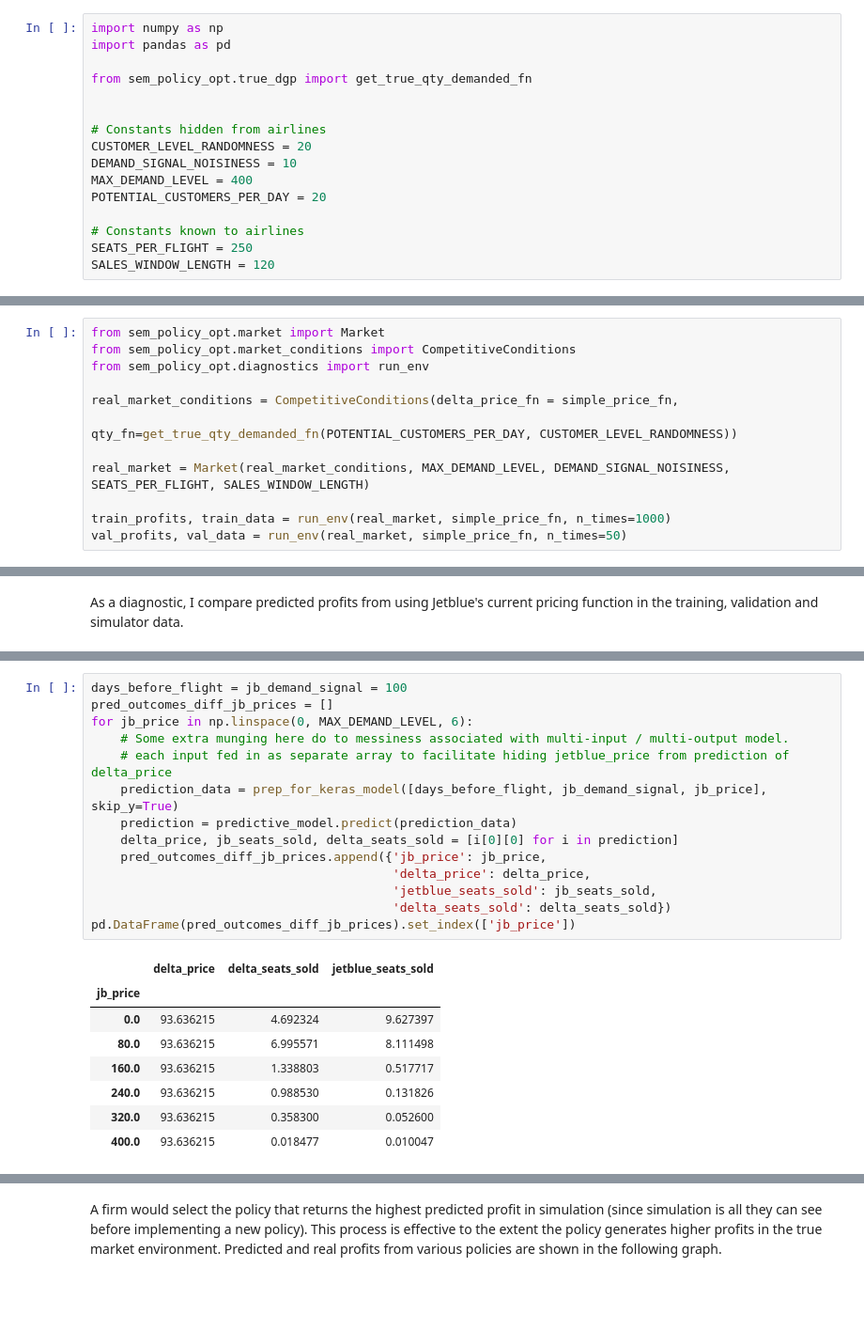
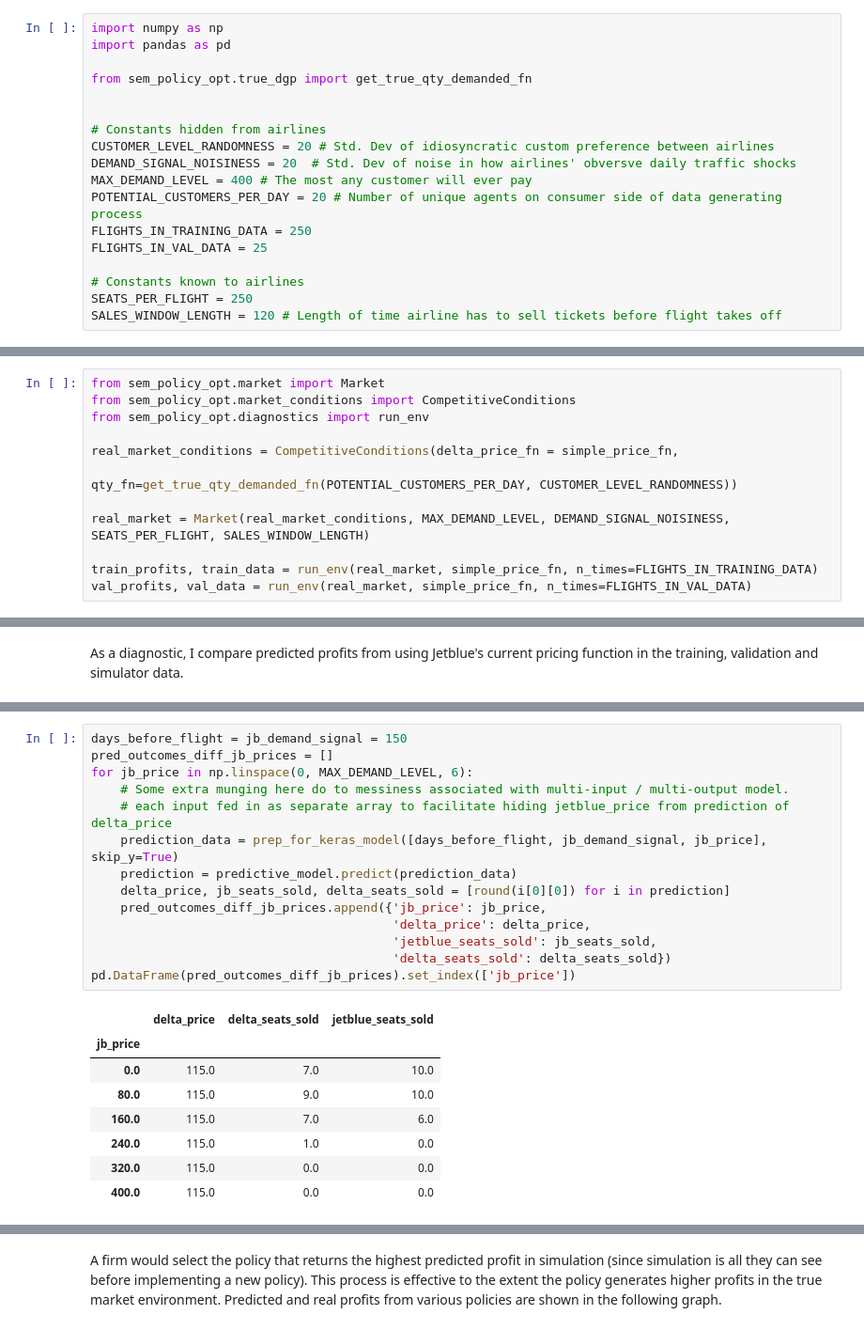
Before and after one commit to Mustapha-Wasseja/sem_policy_opt, a Jupyter notebook: main.ipynb, the cells around one changed output, grey strips where cells are left out. Shown: that part at 94% size. Saved outputs shown, nothing was run; the diff lists cells and outputs as text; blank space fills up the shorter version.

```diff
--- a/main.ipynb
+++ b/main.ipynb
@@ -90,14 +103,16 @@ from sem_policy_opt.true_dgp import get_true_qty_demanded_fn
 
 
 # Constants hidden from airlines
-CUSTOMER_LEVEL_RANDOMNESS = 20
-DEMAND_SIGNAL_NOISINESS = 10
-MAX_DEMAND_LEVEL = 400
-POTENTIAL_CUSTOMERS_PER_DAY = 20
+CUSTOMER_LEVEL_RANDOMNESS = 20 # Std. Dev of idiosyncratic custom preference between airlines
+DEMAND_SIGNAL_NOISINESS = 20  # Std. Dev of noise in how airlines' obversve daily traffic shocks
+MAX_DEMAND_LEVEL = 400 # The most any customer will ever pay
+POTENTIAL_CUSTOMERS_PER_DAY = 20 # Number of unique agents on consumer side of data generating process
+FLIGHTS_IN_TRAINING_DATA = 250
+FLIGHTS_IN_VAL_DATA = 25
 
 # Constants known to airlines
 SEATS_PER_FLIGHT = 250
-SALES_WINDOW_LENGTH = 120
+SALES_WINDOW_LENGTH = 120 # Length of time airline has to sell tickets before flight takes off
 # %% [markdown]
 I used trial and error to find a reasonable pricing function. I use the following function for both airlines when creating "real" data.
 # %%
@@ -123,8 +138,8 @@ real_market_conditions = CompetitiveConditions(delta_price_fn = simple_price_fn,
 
 real_market = Market(real_market_conditions, MAX_DEMAND_LEVEL, DEMAND_SIGNAL_NOISINESS, SEATS_PER_FLIGHT, SALES_WINDOW_LENGTH)
 
-train_profits, train_data = run_env(real_market, simple_price_fn, n_times=1000)
-val_profits, val_data = run_env(real_market, simple_price_fn, n_times=50)
+train_profits, train_data = run_env(real_market, simple_price_fn, n_times=FLIGHTS_IN_TRAINING_DATA)
+val_profits, val_data = run_env(real_market, simple_price_fn, n_times=FLIGHTS_IN_VAL_DATA)
 # %% [markdown]
 # Step 2: Fit Predictive Model on Real Data
 
@@ -208,23 +187,23 @@ To see the shortcoming in the predictive model, consider the demand curve shown
 # %%
-days_before_flight = jb_demand_signal = 100
+days_before_flight = jb_demand_signal = 150
 pred_outcomes_diff_jb_prices = []
 for jb_price in np.linspace(0, MAX_DEMAND_LEVEL, 6):
     # Some extra munging here do to messiness associated with multi-input / multi-output model.
     # each input fed in as separate array to facilitate hiding jetblue_price from prediction of delta_price
     prediction_data = prep_for_keras_model([days_before_flight, jb_demand_signal, jb_price], skip_y=True)
     prediction = predictive_model.predict(prediction_data)
-    delta_price, jb_seats_sold, delta_seats_sold = [i[0][0] for i in prediction]
+    delta_price, jb_seats_sold, delta_seats_sold = [round(i[0][0]) for i in prediction]
     pred_outcomes_diff_jb_prices.append({'jb_price': jb_price,
                                          'delta_price': delta_price,
                                          'jetblue_seats_sold': jb_seats_sold,
                                          'delta_seats_sold': delta_seats_sold})
 pd.DataFrame(pred_outcomes_diff_jb_prices).set_index(['jb_price'])
 # %% [output]
 |  | delta_price | delta_seats_sold | jetblue_seats_sold |
 | jb_price |  |  |  |
-| 0.0 | 93.636215 | 4.692324 | 9.627397 |
-| 80.0 | 93.636215 | 6.995571 | 8.111498 |
-| 160.0 | 93.636215 | 1.338803 | 0.517717 |
-| 240.0 | 93.636215 | 0.988530 | 0.131826 |
-| 320.0 | 93.636215 | 0.358300 | 0.052600 |
-| 400.0 | 93.636215 | 0.018477 | 0.010047 |
+| 0.0 | 115.0 | 7.0 | 10.0 |
+| 80.0 | 115.0 | 9.0 | 10.0 |
+| 160.0 | 115.0 | 7.0 | 6.0 |
+| 240.0 | 115.0 | 1.0 | 0.0 |
+| 320.0 | 115.0 | 0.0 | 0.0 |
+| 400.0 | 115.0 | 0.0 | 0.0 |
```
Also changed, not shown: parts of 26 cells of this notebook, 7 other files.
